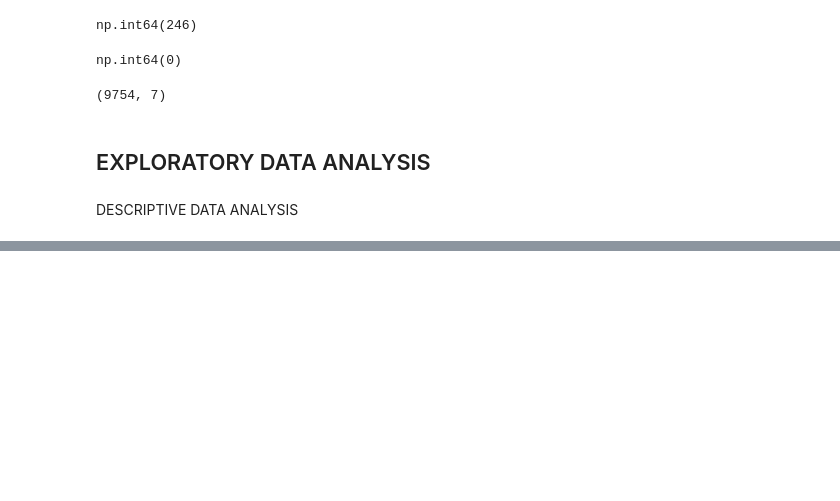
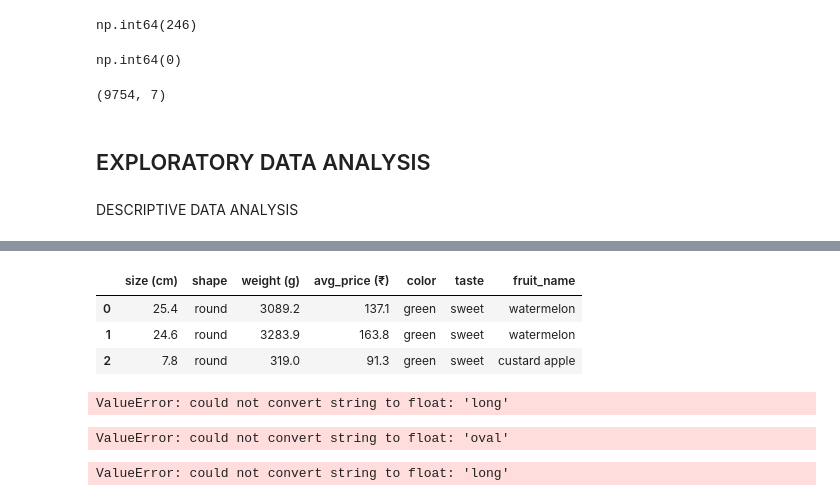
Before and after one commit to ADEOYE-MARY25/ml, a Jupyter notebook: fruits_classification.ipynb, the cells around one changed output, grey strips where cells are left out. Drawn from its saved outputs; the diff is of its cells as text; code cells hidden in the pictures; blank space fills up the shorter version.

```diff
--- a/fruits_classification.ipynb
+++ b/fruits_classification.ipynb
@@ -16,7 +16,7 @@ import os
 import seaborn as sns
 from zipfile import ZipFile
 # %%
-path = r"C:\Users\user322\Desktop\Machine_Learning\Fruits_Classification\archive.zip"
+path = r"C:\Users\User\Desktop\Machine_Learning\ml\Fruits_Classification\archive.zip"
 # %%
 with ZipFile(path, "r") as f:
     f.printdir()
@@ -92,0 +104,7 @@ df.describe().T.style.background_gradient()
+# %%
+df.head(3)
+# %% [output]
+|  | size (cm) | shape | weight (g) | avg_price (₹) | color | taste | fruit_name |
+| 0 | 25.4 | round | 3089.2 | 137.1 | green | sweet | watermelon |
+| 1 | 24.6 | round | 3283.9 | 163.8 | green | sweet | watermelon |
+| 2 | 7.8 | round | 319.0 | 91.3 | green | sweet | custard apple |
@@ -92,0 +122,29 @@ df.describe().T.style.background_gradient()
+# %%
+# lets use logistic regression algorithm to train our base model
+
+model = LogisticRegression(multi_class='multinomial', solver='lbfgs', random_state=234, max_iter=10)
+model.fit(X_train, y_train)
+# %% [output]
+ValueError: could not convert string to float: 'long'
+# %%
+
+
+y_pred = model.predict(X_test)
+print(classification_report(y_test, y_pred))
+
+# Confusion Matrix
+plt.figure(figsize=(6,4))
+sns.heatmap(confusion_matrix(y_test, y_pred), annot=True, fmt='d', cmap='Blues')
+plt.title("Confusion Matrix - Baseline Decision Tree")
+plt.xlabel("Predicted")
+plt.ylabel("Actual")
+plt.show()
+# %% [output]
+ValueError: could not convert string to float: 'oval'
+# %%
+# lets use logistic regression algorithm to train our base model
+
+model = LogisticRegression(multi_class='multinomial', solver='lbfgs', random_state=234, max_iter=10)
+model.fit(X_train, y_train)
+# %% [output]
+ValueError: could not convert string to float: 'long'
```
Also changed, not shown: parts of 5 cells of this notebook.
